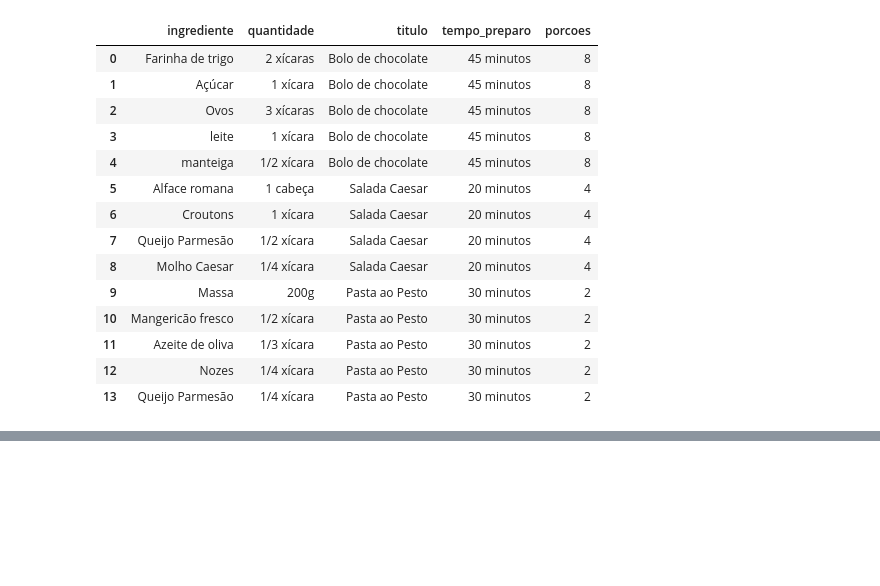
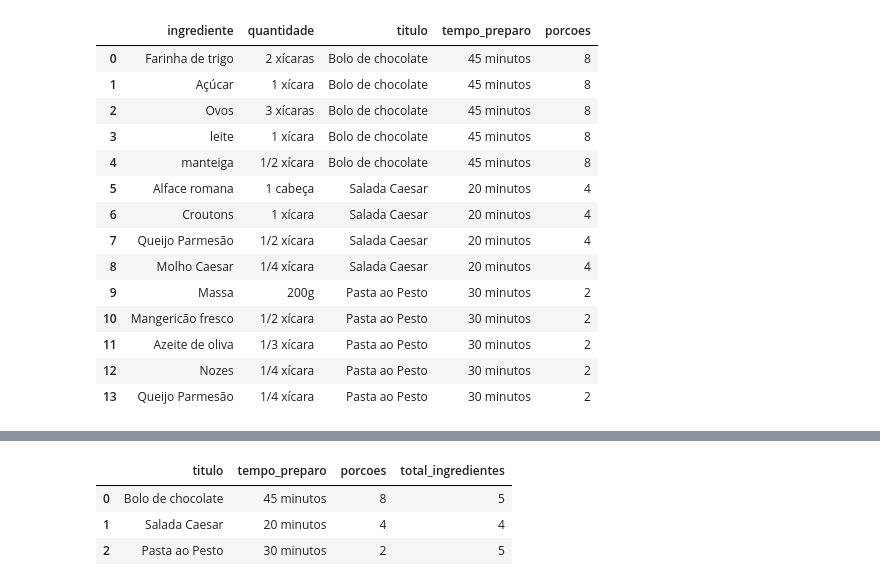
Before and after one commit to leandroclv/Analise_Dados_Python_Panda, a Jupyter notebook: pandas/introducao_pandas.ipynb, the cells around one changed output, grey strips where cells are left out. Cells and saved outputs as stored; diff of their text form; code cells hidden in the pictures; blank space fills up the shorter version.

```diff
--- a/pandas/introducao_pandas.ipynb
+++ b/pandas/introducao_pandas.ipynb
@@ -704,3 +704,6 @@ df_receitas
 | 11 | Azeite de oliva | 1/3 xícara | Pasta ao Pesto | 30 minutos | 2 |
 | 12 | Nozes | 1/4 xícara | Pasta ao Pesto | 30 minutos | 2 |
 | 13 | Queijo Parmesão | 1/4 xícara | Pasta ao Pesto | 30 minutos | 2 |
+# %%
+df_js = pd.read_json('dados/receitas.json', encoding='utf-8')
+df_js
@@ -706,0 +715,12 @@ df_receitas
+# %%
+#Análise total de ingredientes por receitas
+receitas_expandidas = []
+for receita in df_js['receitas']:
+    total_ingredientes = len(receita['ingredientes'])
+    receita_info = {
+        'titulo': receita['titulo'],
+        'tempo_preparo': receita['tempo_preparo'],
+        'porcoes': receita['porcoes'],
+        'total_ingredientes': total_ingredientes
+    }
+    receitas_expandidas.append(receita_info)
@@ -706,0 +742,8 @@ df_receitas
+# %%
+df_expandido = pd.DataFrame(receitas_expandidas)
+df_expandido
+# %% [output]
+|  | titulo | tempo_preparo | porcoes | total_ingredientes |
+| 0 | Bolo de chocolate | 45 minutos | 8 | 5 |
+| 1 | Salada Caesar | 20 minutos | 4 | 4 |
+| 2 | Pasta ao Pesto | 30 minutos | 2 | 5 |
```
Also changed, not shown: parts of 2 cells of this notebook, 1 other file.
